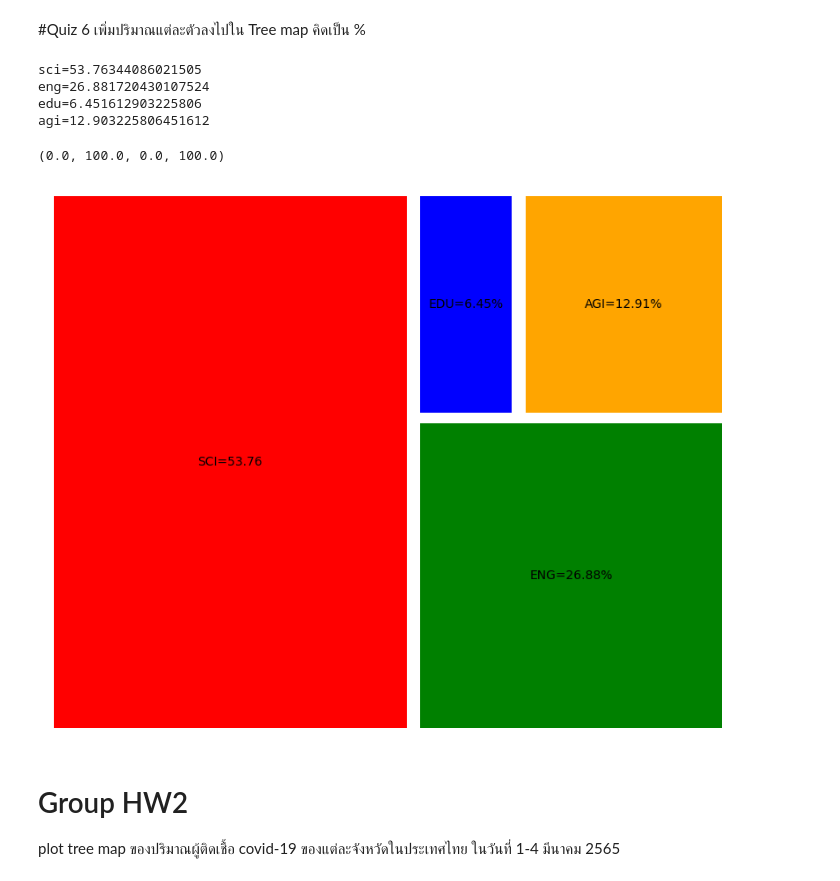
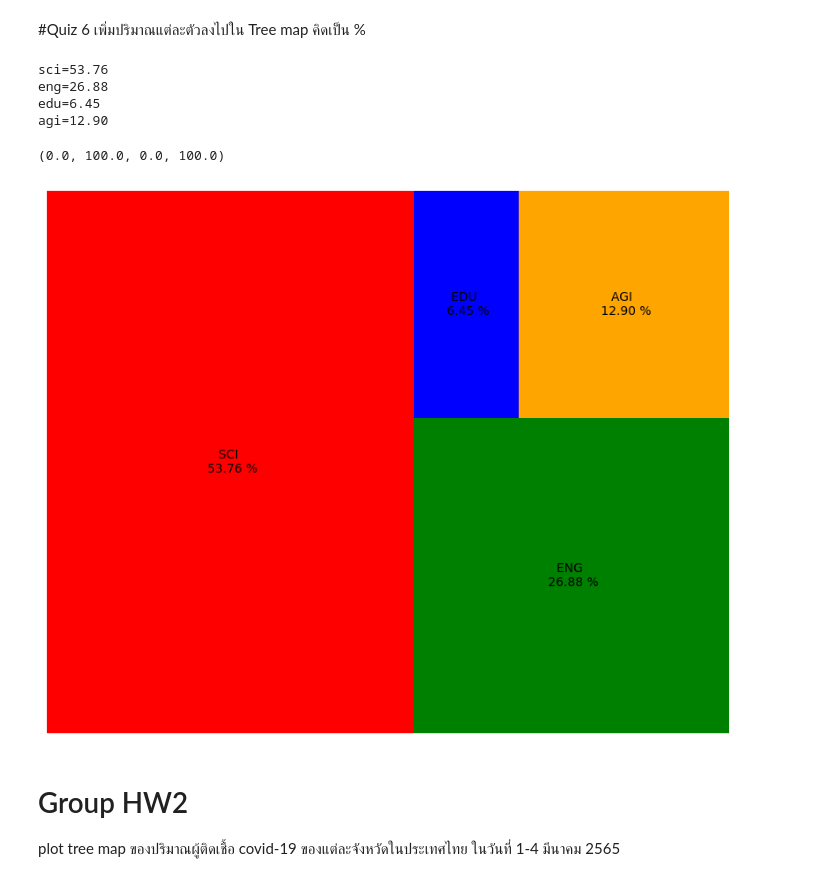
Before and after one commit to Ratchadakorn26/python_dataviz2023, a Jupyter notebook: DataViz04_Data_Comparison.ipynb, the cells around one changed output. Drawn from its saved outputs; the diff is of its cells as text; code cells hidden in the pictures.

```diff
--- a/DataViz04_Data_Comparison.ipynb
+++ b/DataViz04_Data_Comparison.ipynb
@@ -514,24 +514,28 @@ sci=500/930*100
 eng=250/930*100
 edu=60/930*100
 agi=120/930*100
+sci='%.2f' %(sci)
+eng='%.2f' %(eng)
+edu='%.2f' %(edu)
+agi='%.2f' %(agi)
 print(f'sci={sci}')
 print(f'eng={eng}')
 print(f'edu={edu}')
 print(f'agi={agi}')
 # %% [output]
-sci=53.76344086021505
-eng=26.881720430107524
-edu=6.451612903225806
-agi=12.903225806451612
+sci=53.76
+eng=26.88
+edu=6.45
+agi=12.90
 # %%
-labels = ['SCI=53.76', 'ENG=26.88%', 'EDU=6.45%', 'AGI=12.91%']
+labels = [f'SCI \n {sci} %', f'ENG \n {eng} %', f'EDU \n {edu} %', f'AGI \n {agi} %']
 data = [500, 250, 60, 120]
 color = ['red', 'green', 'blue', 'orange']
-squarify.plot(data,color=color,label = labels,pad=True)
+squarify.plot(data,color=color,label = labels)
 plt.axis('off')
 # %% [output]
 (0.0, 100.0, 0.0, 100.0)
-[figure, old version]
+[figure, new version]
 # %% [markdown]
 # Group HW2
 plot tree map ของปริมาณผู้ติดเชื้อ covid-19 ของแต่ละจังหวัดในประเทศไทย ในวันที่ 1-4 มีนาคม 2565
```
